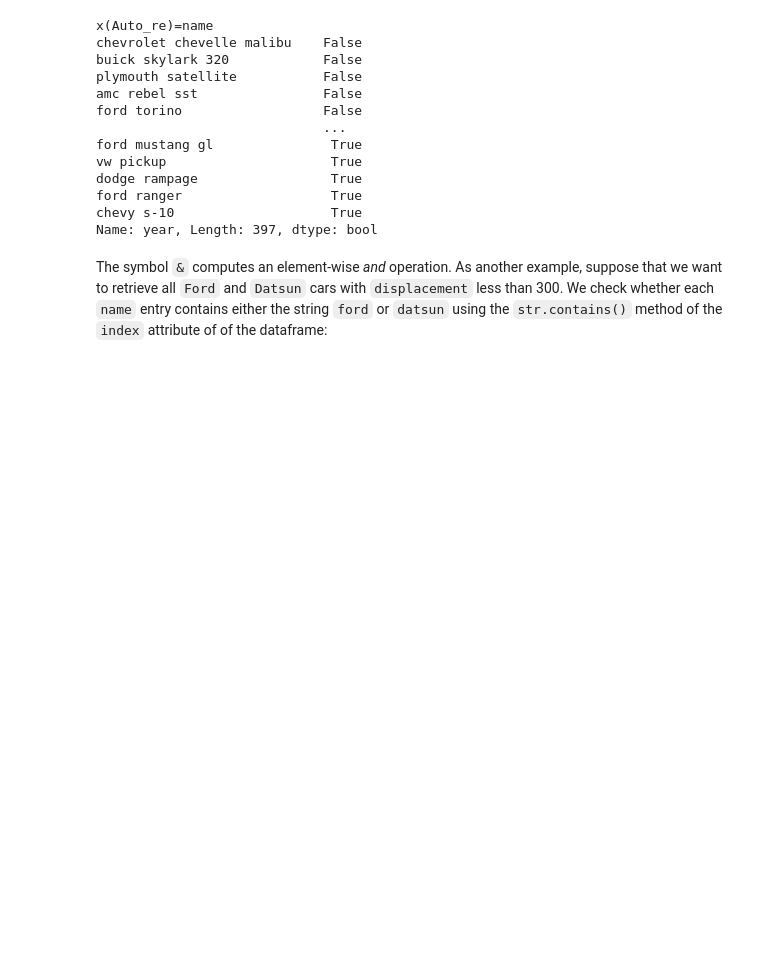
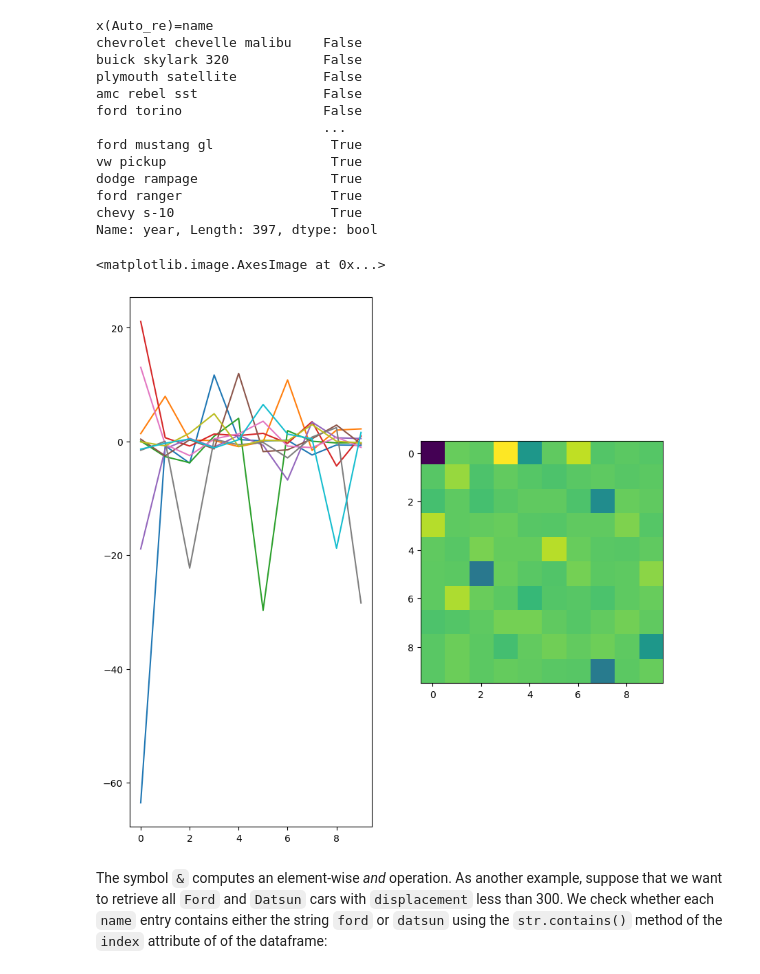
Before and after one commit to aminehd/ISLP_labs_amineh, a Jupyter notebook: Ch02-statlearn-lab.ipynb, the cells around one changed output. Cells and saved outputs as stored; diff of their text form; code cells hidden in the pictures; blank space fills up the shorter version.

Commit message:
Add plotting review

```diff
--- a/Ch02-statlearn-lab.ipynb
+++ b/Ch02-statlearn-lab.ipynb
@@ -1641,6 +1641,16 @@ dodge rampage                 True
 ford ranger                   True
 chevy s-10                    True
 Name: year, Length: 397, dtype: bool
+# %%
+from matplotlib.pyplot import subplots
+img = np.random.standard_cauchy(size=(10,10))
+fig, axes = subplots(nrows=1, ncols=2, figsize=(10, 10))
+
+axes[0].plot(img)
+axes[1].imshow(img)
+# %% [output]
+<matplotlib.image.AxesImage at 0x...>
+[figure, added]
 # %% [markdown]
 The symbol `&` computes an element-wise *and* operation.
 As another example, suppose that we want to retrieve all `Ford` and `Datsun`
```
Also changed, not shown: parts of 1 cell of this notebook.
